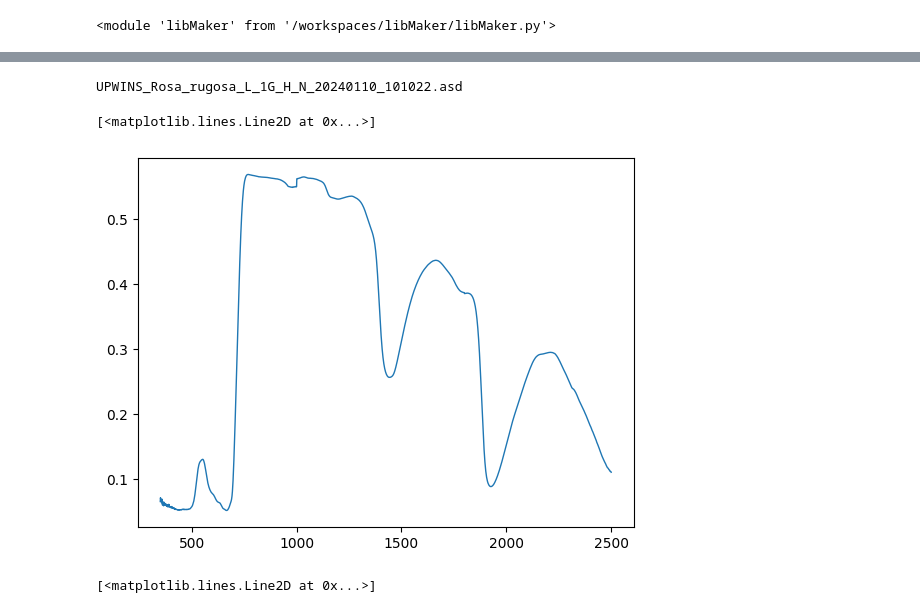
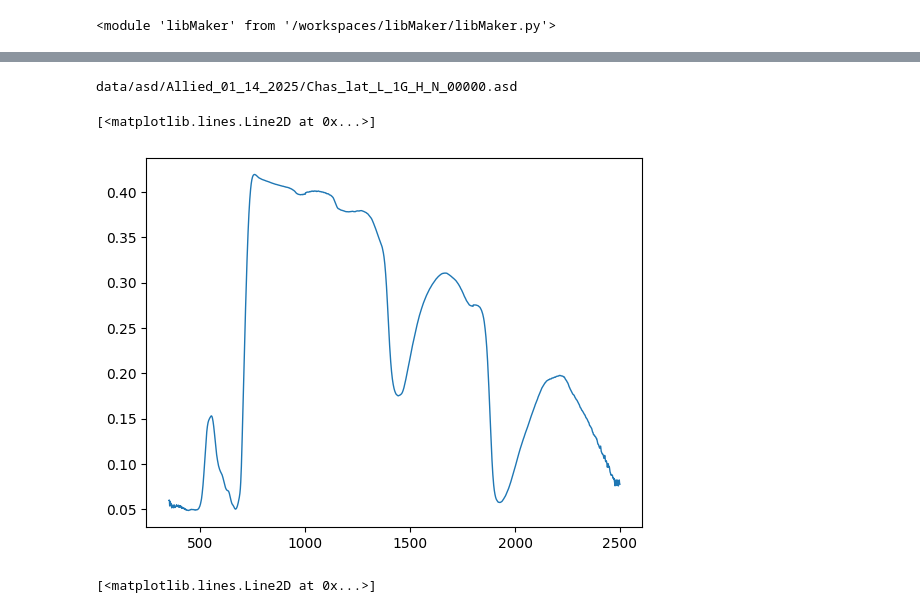
Before and after one commit to upwins/libMaker, a Jupyter notebook: run.ipynb, the cells around one changed output, grey strips where cells are left out. Saved outputs shown, nothing was run; the diff lists cells and outputs as text; code cells hidden in the pictures.

```diff
--- a/run.ipynb
+++ b/run.ipynb
@@ -23,35 +27,36 @@ Filenames saved in data/filenames_asd.csv
 # %%
 fname_csv = 'data/filenames_asd.csv'
 df = pd.read_csv(fname_csv, index_col = False)
-filepath = df.iloc[257]['ASD fname']
+filepath = df.iloc[521]['ASD fname']
 #print(filepath)
 # %%
 s = lm.read(filepath)
 
 fname_new = 'UPWINS'+\
                     '_'+\
                     s.metadata['genus']+\
                     '_'+\
                     s.metadata['species']+\
                     '_'+\
                     s.metadata['principal_part_code']+\
                     '_'+\
-                    s.metadata['growth_stage_code']+\
+                    s.metadata['age_code']+\
                     '_'+\
                     s.metadata['health_code']+\
                     '_'+\
-                    s.metadata['flower_code']+\
+                    s.metadata['bloom_code']+\
                     '_'+\
                     s.metadata['DateTimeUniqueIdentifier']+\
                     '.asd'
 
-print(fname_new)
+#print(fname_new)
+print(filepath)
 
 plt.plot(s.measurement.index, s.measurement, label=f'{filepath}', lw=1)
 # %% [output]
-UPWINS_Rosa_rugosa_L_1G_H_N_20240110_101022.asd
+data/asd/Allied_01_14_2025/Chas_lat_L_1G_H_N_00000.asd
 [<matplotlib.lines.Line2D at 0x...>]
-[figure, old version]
+[figure, new version]
 # %%
 s = lm.read(filepath, True)
 plt.plot(s.measurement.index, s.measurement, label=f'{filepath}', lw=1)
```
Also changed, not shown: parts of 3 cells of this notebook, 3 other files.
